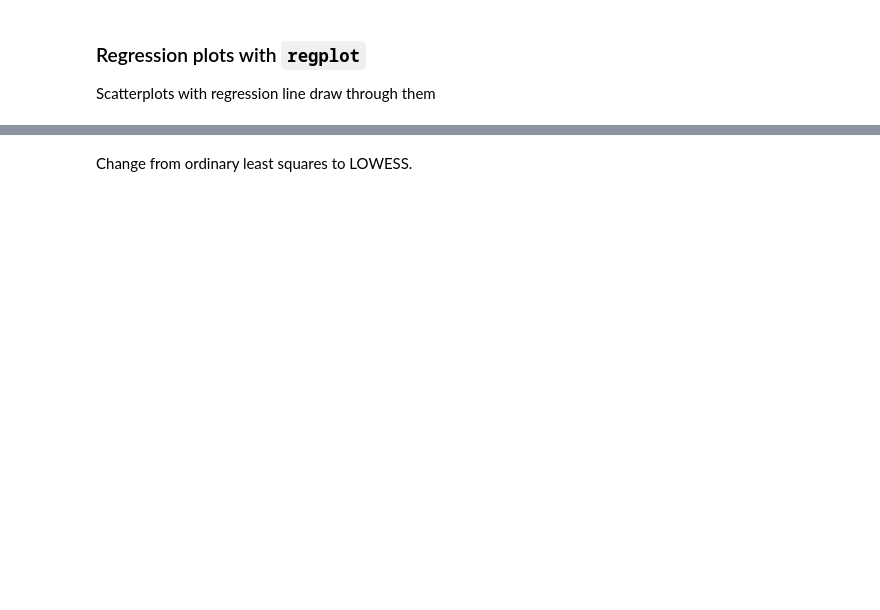
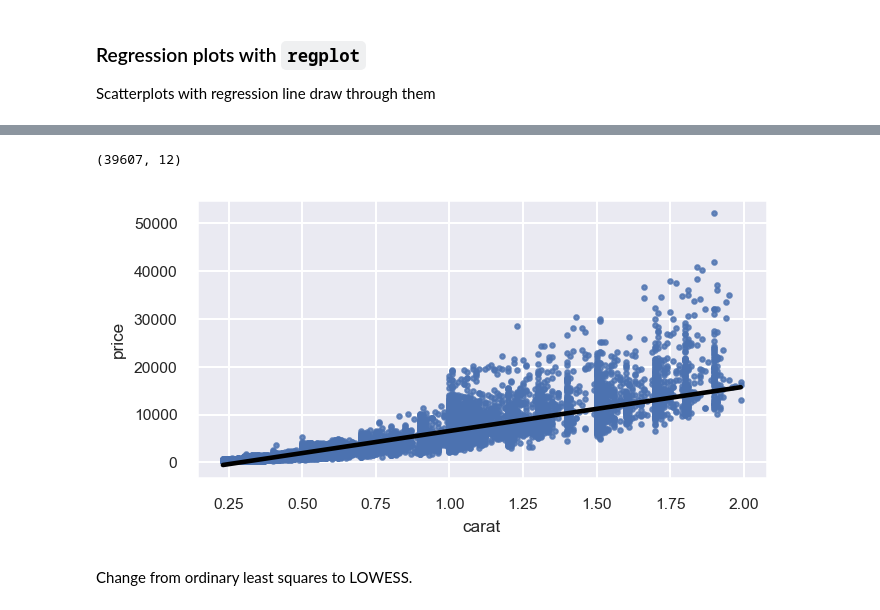
Before and after one commit to tdpetrou/Data-Visualization-with-Seaborn, a Jupyter notebook: Class Notebooks/Seaborn Cheat Sheet.ipynb, the cells around one changed output, grey strips where cells are left out. Drawn from its saved outputs; the diff is of its cells as text; code cells hidden in the pictures; blank space fills up the shorter version.

```diff
--- a/Class Notebooks/Seaborn Cheat Sheet.ipynb
+++ b/Class Notebooks/Seaborn Cheat Sheet.ipynb
@@ -409,5 +471,6 @@ ax.set_title('Total Covid Deaths');
 
 Scatterplots with regression line draw through them
 # %%
-diamonds = pd.read_csv('../data/diamonds.csv').sample(frac=.01).query('carat < 2')
+diamonds = pd.read_csv('../data/diamonds.csv')
+diamonds = diamonds.sample(frac=0.2, random_state=123).query('carat < 2')
 diamonds.head()
@@ -414,8 +484,13 @@ diamonds.head()
 # %%
 diamonds.shape
+# %% [output]
+(39607, 12)
 # %%
 fig, ax = plt.subplots(figsize=(5, 2.5))
-sns.regplot(x='carat', y='price', data=diamonds, ax=ax, scatter_kws={'s': 5});
+sns.regplot(x='carat', y='price', data=diamonds, ax=ax,
+            scatter_kws={'s': 5}, line_kws={'color': 'black'});
+# %% [output]
+[figure, added]
 # %% [markdown]
 Change from ordinary least squares to LOWESS.
 # %%
```
Also changed, not shown: parts of 49 cells of this notebook, 1 other file.
